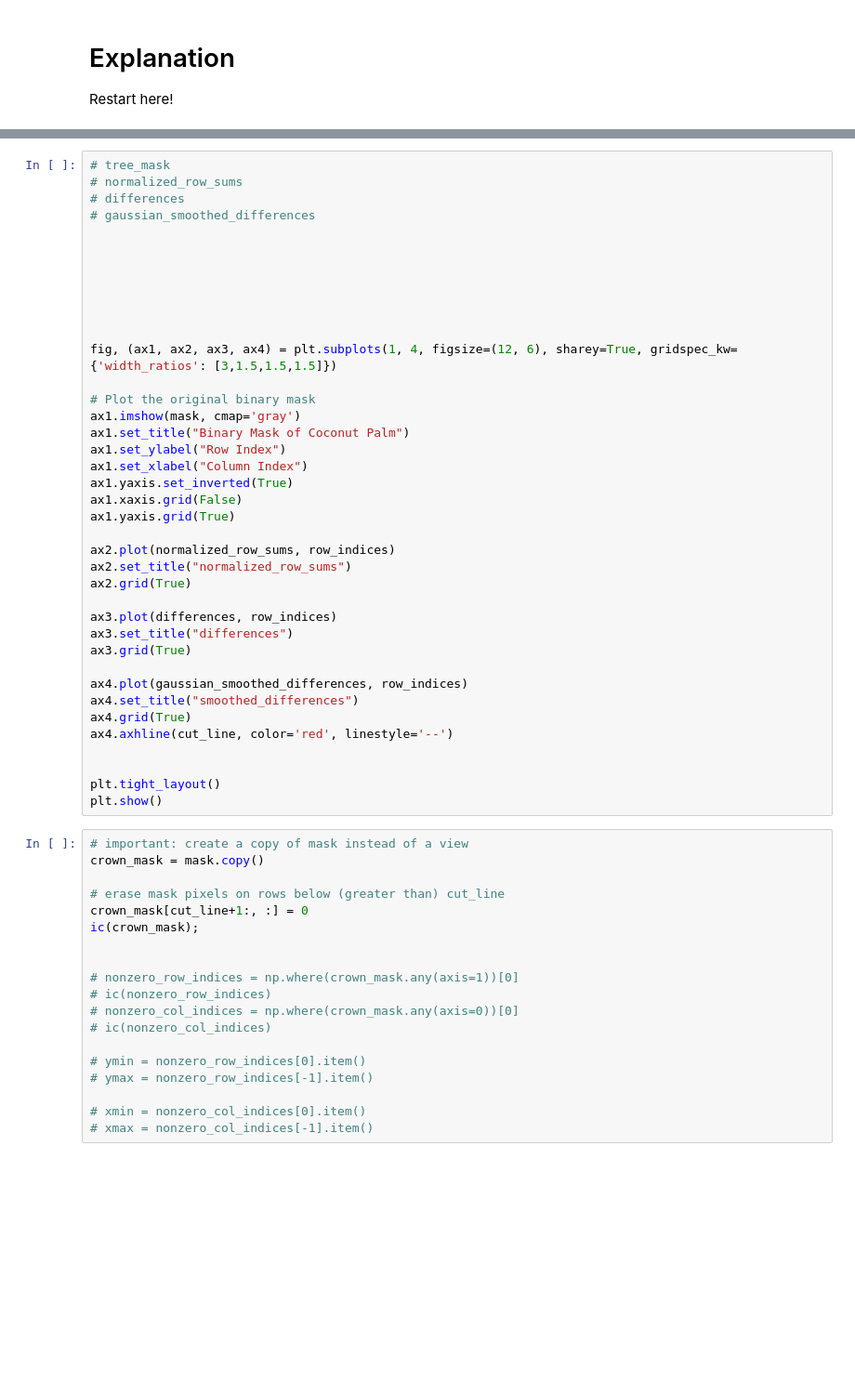
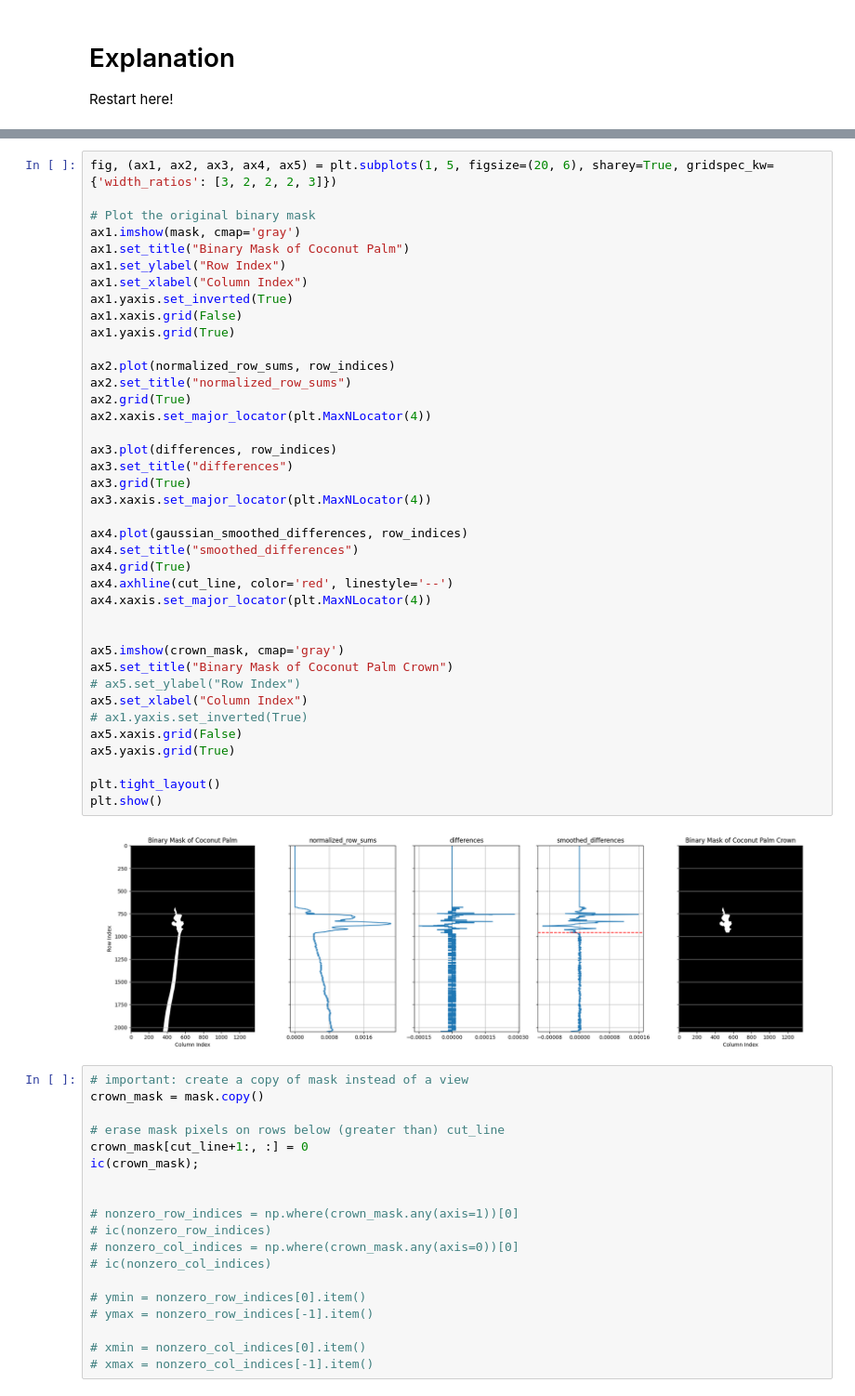
Before and after one commit to aubreymoore/convexity, a Jupyter notebook: visualization.ipynb, the cells around one changed output, grey strips where cells are left out. Shown at 93% size. Drawn from its saved outputs; the diff is of its cells as text; blank space fills up the shorter version.

```diff
--- a/visualization.ipynb
+++ b/visualization.ipynb
@@ -421,42 +451,44 @@ ic| df_input:                                           image_path  detection_id
 # %%
-# tree_mask
-# normalized_row_sums
-# differences
-# gaussian_smoothed_differences
-
-
-
-
-
-
-
-fig, (ax1, ax2, ax3, ax4) = plt.subplots(1, 4, figsize=(12, 6), sharey=True, gridspec_kw={'width_ratios': [3,1.5,1.5,1.5]})
+fig, (ax1, ax2, ax3, ax4, ax5) = plt.subplots(1, 5, figsize=(20, 6), sharey=True, gridspec_kw={'width_ratios': [3, 2, 2, 2, 3]})
 
 # Plot the original binary mask
 ax1.imshow(mask, cmap='gray')
 ax1.set_title("Binary Mask of Coconut Palm")
 ax1.set_ylabel("Row Index")
 ax1.set_xlabel("Column Index")
 ax1.yaxis.set_inverted(True)
 ax1.xaxis.grid(False)
 ax1.yaxis.grid(True)
 
 ax2.plot(normalized_row_sums, row_indices)
 ax2.set_title("normalized_row_sums")
 ax2.grid(True)
+ax2.xaxis.set_major_locator(plt.MaxNLocator(4))
 
 ax3.plot(differences, row_indices)
 ax3.set_title("differences")
 ax3.grid(True)
+ax3.xaxis.set_major_locator(plt.MaxNLocator(4))
 
 ax4.plot(gaussian_smoothed_differences, row_indices)
 ax4.set_title("smoothed_differences")
 ax4.grid(True)
 ax4.axhline(cut_line, color='red', linestyle='--')
+ax4.xaxis.set_major_locator(plt.MaxNLocator(4))
 
+
+ax5.imshow(crown_mask, cmap='gray')
+ax5.set_title("Binary Mask of Coconut Palm Crown")
+# ax5.set_ylabel("Row Index")
+ax5.set_xlabel("Column Index")
+# ax1.yaxis.set_inverted(True)
+ax5.xaxis.grid(False)
+ax5.yaxis.grid(True)
 
 plt.tight_layout()
 plt.show()
+# %% [output]
+[figure, added]
 # %%
 # important: create a copy of mask instead of a view
 crown_mask = mask.copy()
```
Also changed, not shown: parts of 5 cells of this notebook.
